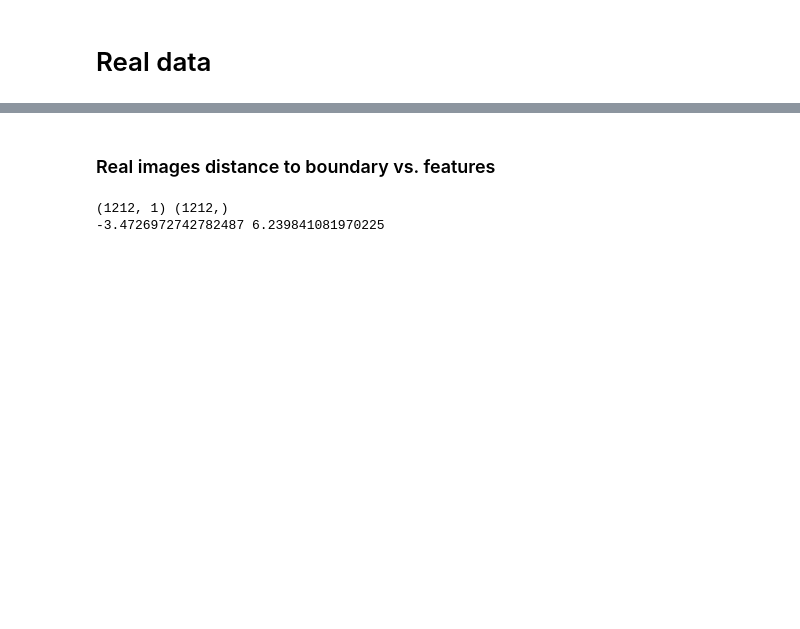
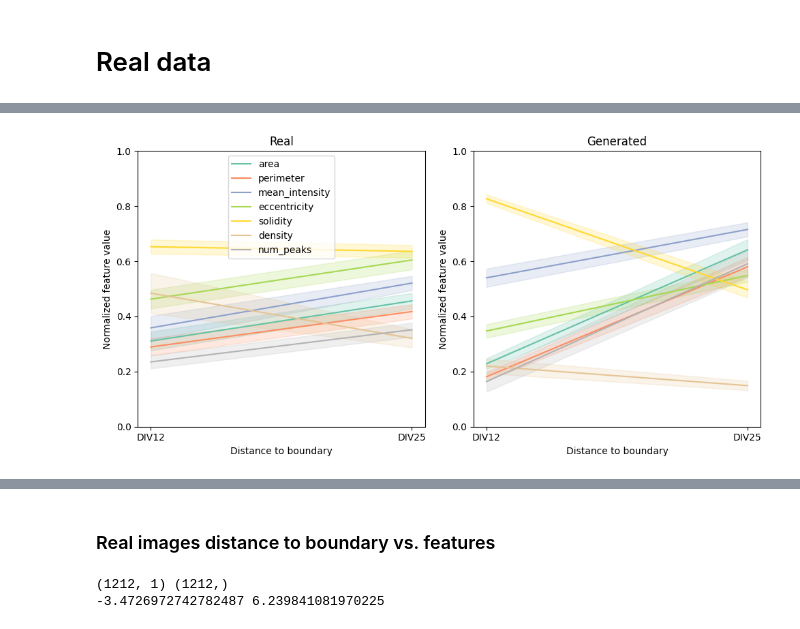
Before and after one commit to FLClab/STED-FM, a Jupyter notebook: experiments/diffusion-experiments/notebooks/synaptic_development.ipynb, the cells around one changed output, grey strips where cells are left out. Saved outputs shown, nothing was run; the diff lists cells and outputs as text; code cells hidden in the pictures; blank space fills up the shorter version.

```diff
--- a/experiments/diffusion-experiments/notebooks/synaptic_development.ipynb
+++ b/experiments/diffusion-experiments/notebooks/synaptic_development.ipynb
@@ -325,0 +336,10 @@ print(test_real_features.shape, test_real_labels.shape)
+# %%
+valid_minimum = np.quantile(valid_real_features, 0.02, axis=0)
+valid_maximum = np.quantile(valid_real_features, 0.98, axis=0)
+# valid_minimum = np.min(valid_real_features, axis=0)
+# valid_maximum = np.max(valid_real_features, axis=0)
+
+print(valid_minimum.shape, valid_maximum.shape)
+normalized_valid_features = (valid_real_features - valid_minimum) / (valid_maximum - valid_minimum)
+
+print(normalized_valid_features.shape)
@@ -325,0 +351,75 @@ print(test_real_features.shape, test_real_labels.shape)
+# %%
+def bootstrap_div12_div25_trajectories(features, labels, n=1000):
+    out = []
+    for _ in trange(n):
+        temp = []
+        for label in [np.unique(labels)[0], np.unique(labels)[-1]]:
+            indices = np.where(labels == label)[0]
+            sample_features = features[indices]
+            idx = np.random.randint(0, len(sample_features))
+            bootstrap_sample = sample_features[idx]
+            temp.append(bootstrap_sample)
+        temp = np.array(temp)
+        out.append(temp)
+    out = np.array(out)
+    return out
+
+def plot_normalized_real_trajectories(features: np.ndarray, trajectory_features: np.ndarray, labels: np.ndarray, min_vector: np.ndarray, max_vector: np.ndarray, n: int = 1000):
+    bootstrap_trajectories = bootstrap_div12_div25_trajectories(features, labels, n=62)
+    feature_names = ["area", "perimeter", "mean_intensity", "eccentricity", "solidity", "density",  "num_peaks"]# , "num_proteins"]
+    cmap = plt.get_cmap("Set2", len(feature_names))
+    num_trajectories, num_timesteps, num_features = bootstrap_trajectories.shape
+
+    normalized_trajectory_features = (trajectory_features - min_vector) / (max_vector - min_vector)
+
+    fig, axs = plt.subplots(1, 2, figsize=(10, 5))
+    # ax = fig.add_subplot(111)
+    for feature_idx in range(num_features - 1):
+        feature_data = bootstrap_trajectories[:, :, feature_idx]
+        trajectory_data_before = normalized_trajectory_features[:, [0, 1, 2], feature_idx]
+        trajectory_data_after = normalized_trajectory_features[:, [-1, -2, -3], feature_idx]
+        trajectory_data_before = np.mean(trajectory_data_before, axis=1)
+
+        trajectory_data_after = np.mean(trajectory_data_after, axis=1)
+
+
+        trajectory_data = np.stack([trajectory_data_before, trajectory_data_after], axis=1)
+
+        trajectory_mean = np.mean(trajectory_data, axis=0)
+        trajectory_std = np.std(trajectory_data, axis=0)
+
+
+        mean = np.mean(feature_data, axis=0)
+        std_err = np.std(feature_data, axis=0)
+        # sem_err = np.std(feature_data, axis=0) / np.sqrt(len(feature_data))
+        cid, ciu = np.percentile(feature_data, 10.0, axis=0), np.percentile(feature_data, 90.0, axis=0)
+        real_sem = np.std(feature_data, axis=0) / np.sqrt(len(feature_data))
+        gen_sem = np.std(trajectory_data, axis=0) / np.sqrt(len(trajectory_data))
+
+        axs[0].plot(mean, c=cmap(feature_idx), label=feature_names[feature_idx])
+        axs[1].plot(trajectory_mean, c=cmap(feature_idx))
+        axs[0].fill_between(np.arange(num_timesteps), mean - real_sem, mean + real_sem, color=cmap(feature_idx), alpha=0.2)
+        axs[1].fill_between(np.arange(2), trajectory_mean - gen_sem, trajectory_mean + gen_sem, color=cmap(feature_idx), alpha=0.2)
+
+        for ax in axs:
+            ax.set_xlabel("Distance to boundary")
+            ax.set_ylabel("Normalized feature value")
+            ax.set_xticks(np.arange(2))
+            ax.set_xticklabels(["DIV12", "DIV25"])
+            ax.set_ylim(0, 1)
+    axs[0].set_title("Real")
+    axs[1].set_title("Generated")
+    axs[0].legend()
+    plt.tight_layout()
+    plt.show()
+    fig.savefig(os.path.join(OUTPUT_DIR, f"real_sampled_trajectories.pdf"), dpi=900, transparent=True, bbox_inches="tight")
+
+plot_normalized_real_trajectories(
+    features=normalized_valid_features,
+    trajectory_features=all_trajectory_features,
+    labels=valid_real_labels,
+    min_vector=valid_minimum,
+    max_vector=valid_maximum,
+    n=1)
+# %% [output]
+[figure, added]
```
Also changed, not shown: parts of 15 cells of this notebook, 1 other file.
